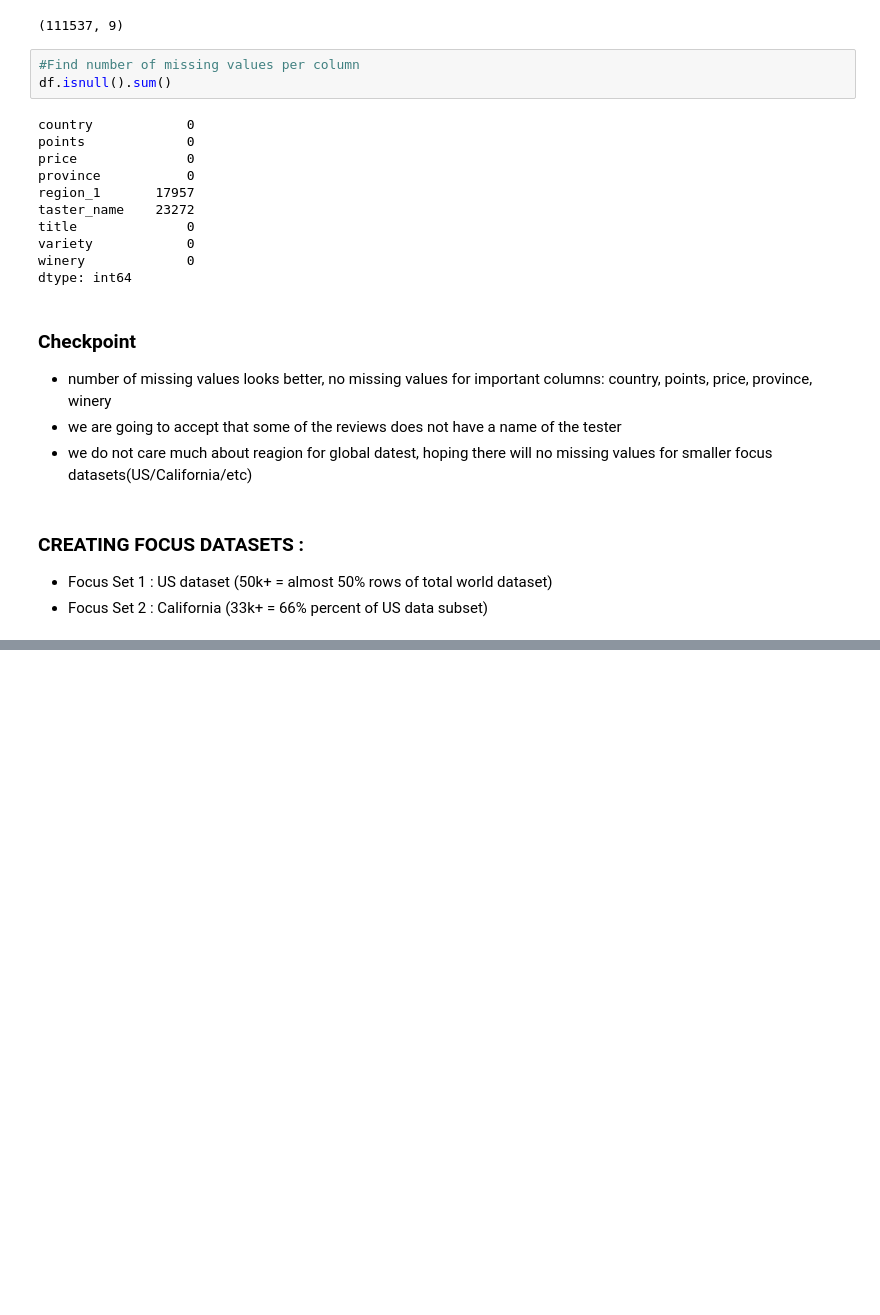
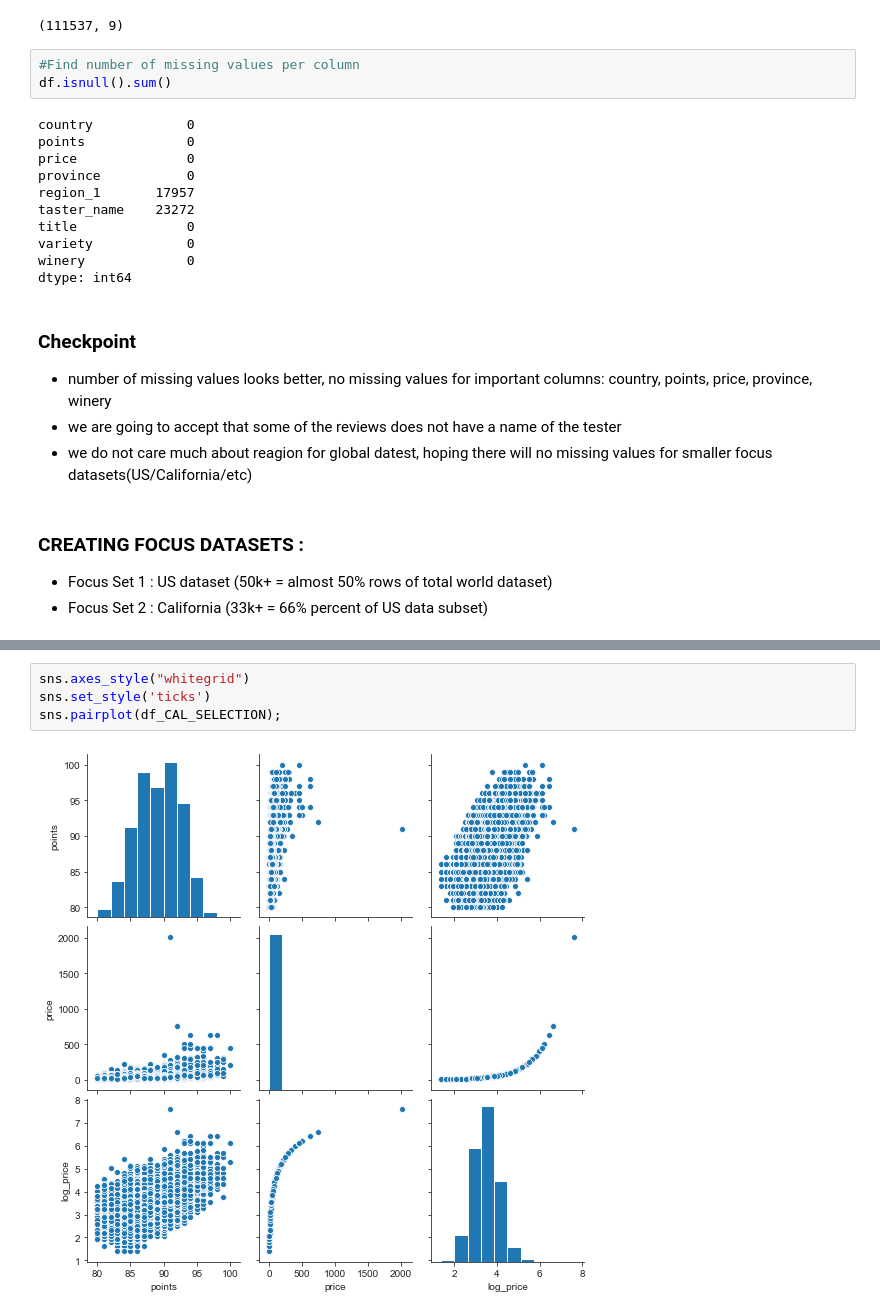
Before and after one commit to jpolakov/DS2_Group21_Project, a Jupyter notebook: Group21_Assignment.ipynb, the cells around one changed output, grey strips where cells are left out. Drawn from its saved outputs; the diff is of its cells as text; blank space fills up the shorter version.

```diff
--- a/Group21_Assignment.ipynb
+++ b/Group21_Assignment.ipynb
@@ -173,0 +715,6 @@ df_CAL
+# %%
+sns.axes_style("whitegrid")
+sns.set_style('ticks')
+sns.pairplot(df_CAL_SELECTION);
+# %% [output]
+[figure, added]
```
Also changed, not shown: parts of 55 cells of this notebook.
